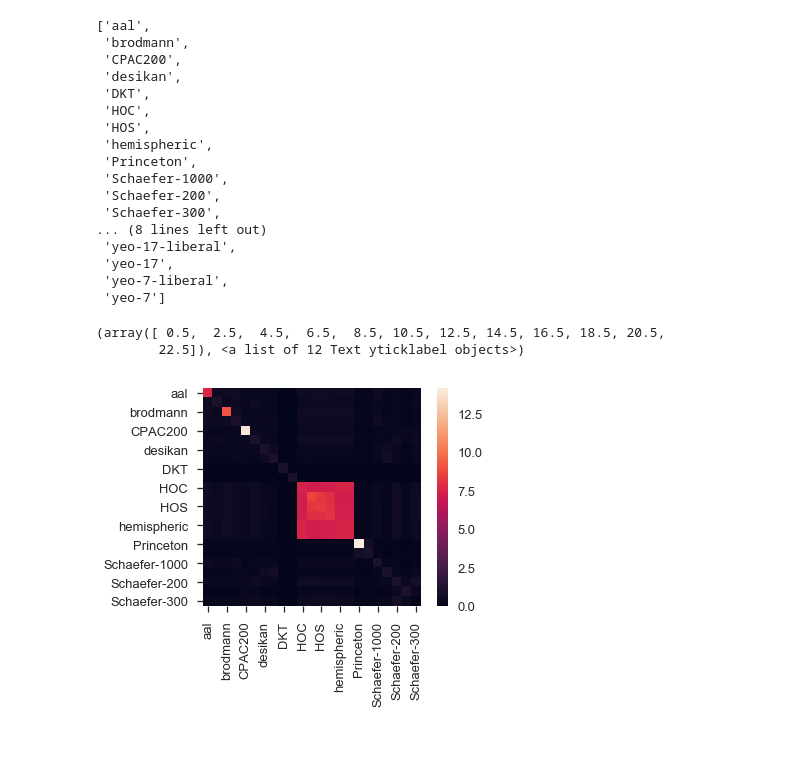
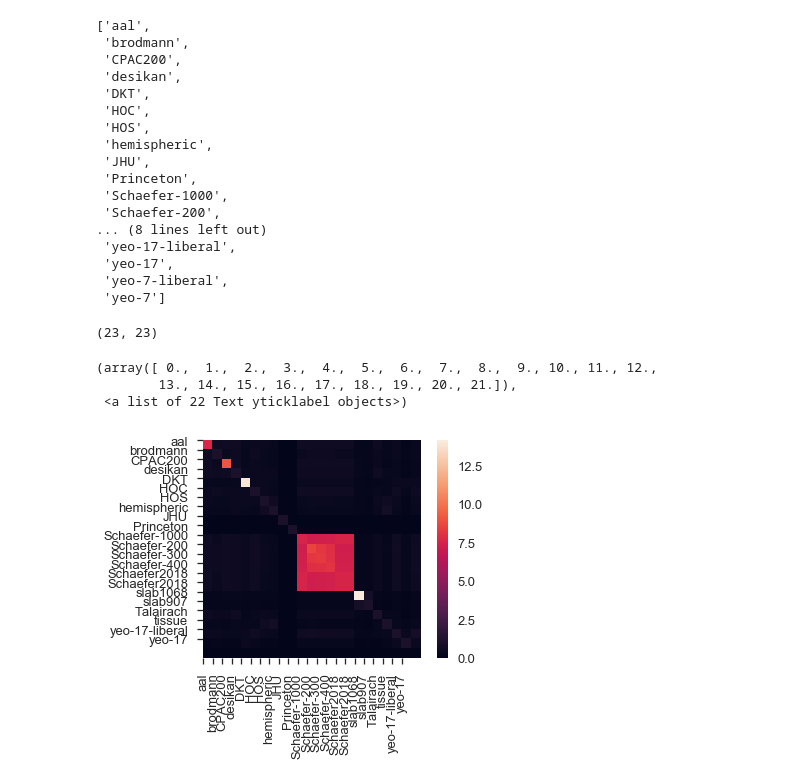
Before and after one commit to NeuroDataDesign/the-ents, a Jupyter notebook: atlases/Code/Atlas_Statistics.ipynb, the cells around one changed output. Drawn from its saved outputs; the diff is of its cells as text; code cells hidden in the pictures; blank space fills up the shorter version.

Commit message:
Fixed size of heatmaps

```diff
--- a/atlases/Code/Atlas_Statistics.ipynb
+++ b/atlases/Code/Atlas_Statistics.ipynb
@@ -60,7 +60,8 @@ def Dice_Calculator(file1, file2):
             Dice_scores[i][j] = 2*sims/(len(img1_cell[i])+len(img2_cell[j]))
 
     mean_Dice = Dice_scores.mean()
-    return mean_Dice
+    #return mean_Dice
+    return Dice_scores
 # %%
 def NMI_Calculator(file1,file2):
     img1 = nib.load(filename1)
@@ -134,3 +174,5 @@ for i in range(0,len(files)-2):
+# %%
+backup = np.load('NMI.npy')
 # %%
 mypath = '../Nifti_images'
 files = [f for f in listdir(mypath) if isfile(join(mypath, f))]
@@ -140,11 +182,11 @@ files = [f for f in files if 'pp264' not in f]
 files = [f.split('_')[0] for f in files]
 files[5] = 'HOC'
 files[6] = 'HOS'
-files[8] = 'Princeton'
-files[9] = 'Schaefer-1000'
-files[10] = 'Schaefer-200'
-files[11] = 'Schaefer-300'
-files[12] = 'Schaefer-400'
+files[9] = 'Princeton'
+files[10] = 'Schaefer-1000'
+files[11] = 'Schaefer-200'
+files[12] = 'Schaefer-300'
+files[13] = 'Schaefer-400'
 files
 # %% [output]
 ['aal',
@@ -155,10 +197,10 @@ files
  'HOC',
  'HOS',
  'hemispheric',
+ 'JHU',
  'Princeton',
  'Schaefer-1000',
  'Schaefer-200',
- 'Schaefer-300',
 ... (8 lines left out)
  'yeo-17-liberal',
  'yeo-17',
@@ -167,25 +209,32 @@ files
 # %%
 sns.set(style="ticks", context="talk")
 fig, ax = plt.subplots()
 plt.style.use("dark_background")
 
-backup = NMI_scores
+NMI_scores = backup
 
-i_lower = np.tril_indices(22, -1)
-NMI_scores[i_lower] = NMI_scores.T[i_lower]
+for i in range(22):
+    for j in range(i, 22):
+        NMI_scores[j][i] = NMI_scores[i][j]
+print(NMI_scores.shape)
 
 with sns.axes_style("white"):
     ax = sns.heatmap(NMI_scores, square=True)
+
+plt.xticks(np.arange(0, 22, 1.0))
+plt.yticks(np.arange(0,22,1.0))
 
 labels = [item.get_text() for item in ax.get_xticklabels()]
 labels = files
 
 ax.set_xticklabels(labels)
 ax.set_yticklabels(labels)
 
 plt.xticks(rotation=90)
 plt.yticks(rotation=0)
 # %% [output]
-(array([ 0.5,  2.5,  4.5,  6.5,  8.5, 10.5, 12.5, 14.5, 16.5, 18.5, 20.5,
-        22.5]), <a list of 12 Text yticklabel objects>)
+(23, 23)
+(array([ 0.,  1.,  2.,  3.,  4.,  5.,  6.,  7.,  8.,  9., 10., 11., 12.,
+        13., 14., 15., 16., 17., 18., 19., 20., 21.]),
+ <a list of 22 Text yticklabel objects>)
-[figure, old version]
+[figure, new version]
```
Also changed, not shown: parts of 5 cells of this notebook, 1 other file.
